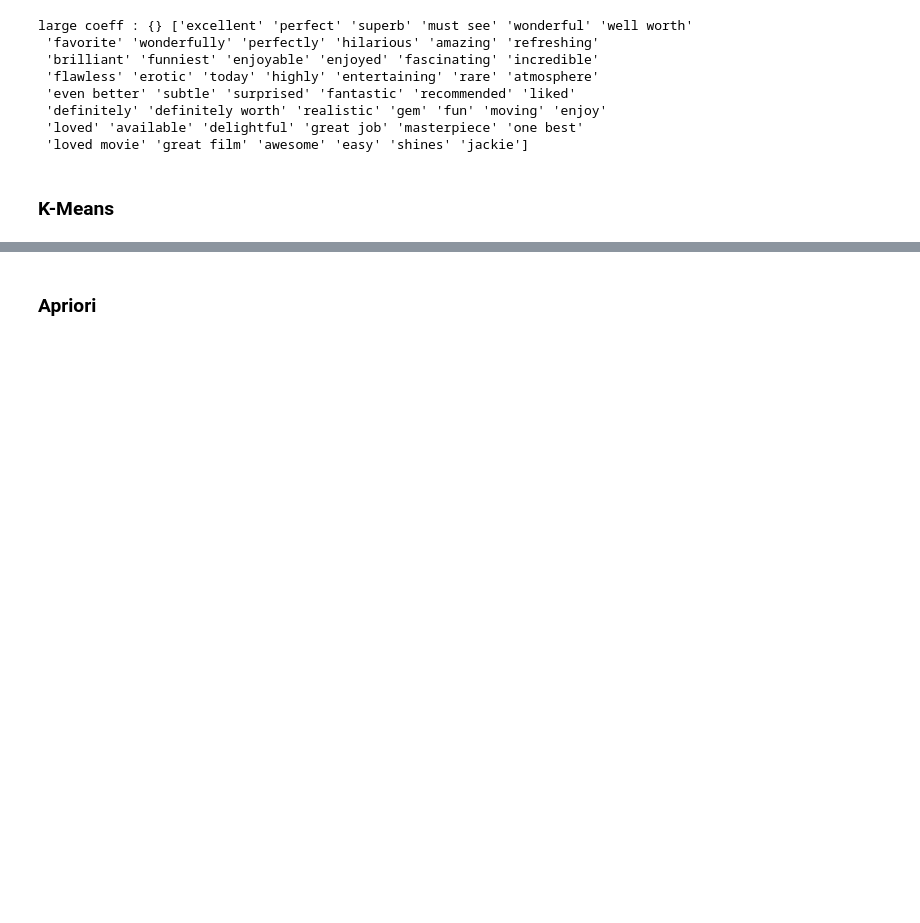
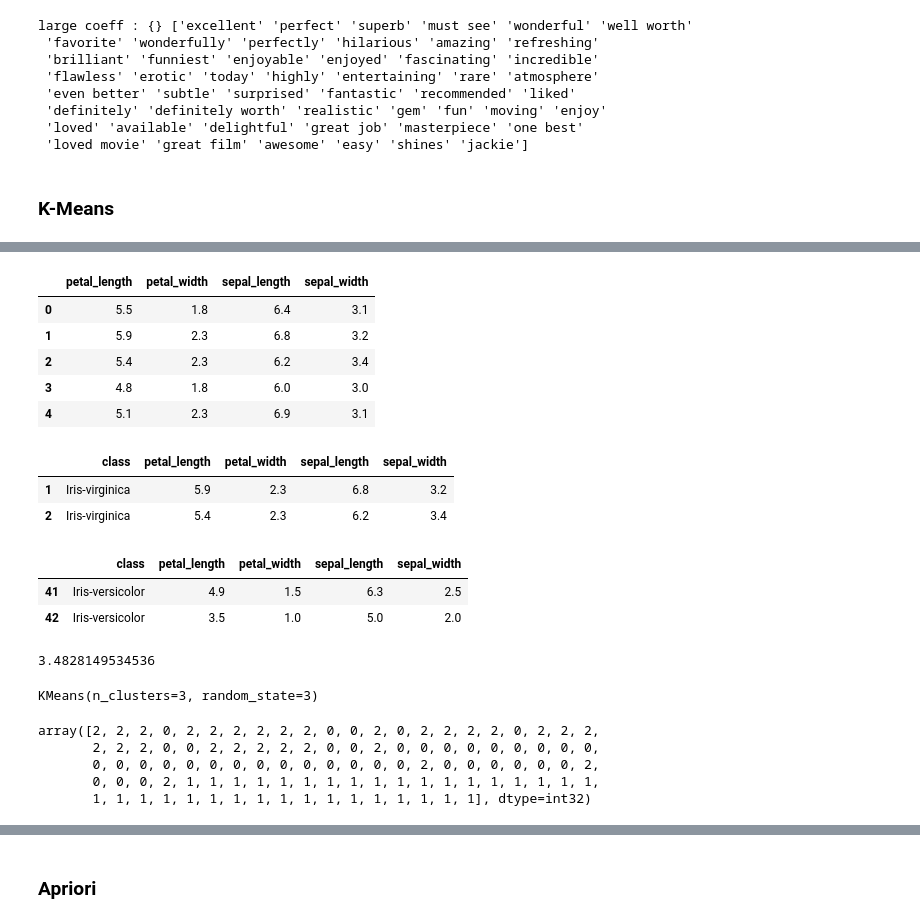
Before and after one commit to sharmasaravanan/Machine_learning, a Jupyter notebook: skillTechnika.ipynb, the cells around one changed output, grey strips where cells are left out. Saved outputs shown, nothing was run; the diff lists cells and outputs as text; code cells hidden in the pictures; blank space fills up the shorter version.

```diff
--- a/skillTechnika.ipynb
+++ b/skillTechnika.ipynb
@@ -1873,0 +1899,3 @@ large coeff : {} ['excellent' 'perfect' 'superb' 'must see' 'wonderful' 'well wo
+# %%
+# step-1 loading dataset
+dataset = pd.read_csv("train.csv")
@@ -1873,0 +1921,9 @@ large coeff : {} ['excellent' 'perfect' 'superb' 'must see' 'wonderful' 'well wo
+# %%
+x.head()
+# %% [output]
+|  | petal_length | petal_width | sepal_length | sepal_width |
+| 0 | 5.5 | 1.8 | 6.4 | 3.1 |
+| 1 | 5.9 | 2.3 | 6.8 | 3.2 |
+| 2 | 5.4 | 2.3 | 6.2 | 3.4 |
+| 3 | 4.8 | 1.8 | 6.0 | 3.0 |
+| 4 | 5.1 | 2.3 | 6.9 | 3.1 |
@@ -1873,0 +1936,17 @@ large coeff : {} ['excellent' 'perfect' 'superb' 'must see' 'wonderful' 'well wo
+# %%
+dataset.iloc[1:3,:]
+# %% [output]
+|  | class | petal_length | petal_width | sepal_length | sepal_width |
+| 1 | Iris-virginica | 5.9 | 2.3 | 6.8 | 3.2 |
+| 2 | Iris-virginica | 5.4 | 2.3 | 6.2 | 3.4 |
+# %%
+dataset.iloc[41:43,:]
+# %% [output]
+|  | class | petal_length | petal_width | sepal_length | sepal_width |
+| 41 | Iris-versicolor | 4.9 | 1.5 | 6.3 | 2.5 |
+| 42 | Iris-versicolor | 3.5 | 1.0 | 5.0 | 2.0 |
+# %%
+euclidean_distance([5.9,2.3,6.8,3.2],[5.4,2.3,6.2,3.4])
+euclidean_distance([5.9,2.3,6.8,3.2],[3.5,1.0,5.0,2.0])
+# %% [output]
+3.4828149534536
@@ -1873,0 +1955,12 @@ large coeff : {} ['excellent' 'perfect' 'superb' 'must see' 'wonderful' 'well wo
+# %%
+model.fit(x)
+# %% [output]
+KMeans(n_clusters=3, random_state=3)
+# %%
+model.labels_
+# %% [output]
+array([2, 2, 2, 0, 2, 2, 2, 2, 2, 2, 0, 0, 2, 0, 2, 2, 2, 2, 0, 2, 2, 2,
+       2, 2, 2, 0, 0, 2, 2, 2, 2, 2, 0, 0, 2, 0, 0, 0, 0, 0, 0, 0, 0, 0,
+       0, 0, 0, 0, 0, 0, 0, 0, 0, 0, 0, 0, 0, 0, 2, 0, 0, 0, 0, 0, 0, 2,
+       0, 0, 0, 2, 1, 1, 1, 1, 1, 1, 1, 1, 1, 1, 1, 1, 1, 1, 1, 1, 1, 1,
+       1, 1, 1, 1, 1, 1, 1, 1, 1, 1, 1, 1, 1, 1, 1, 1, 1], dtype=int32)
```
Also changed, not shown: parts of 25 cells of this notebook.
